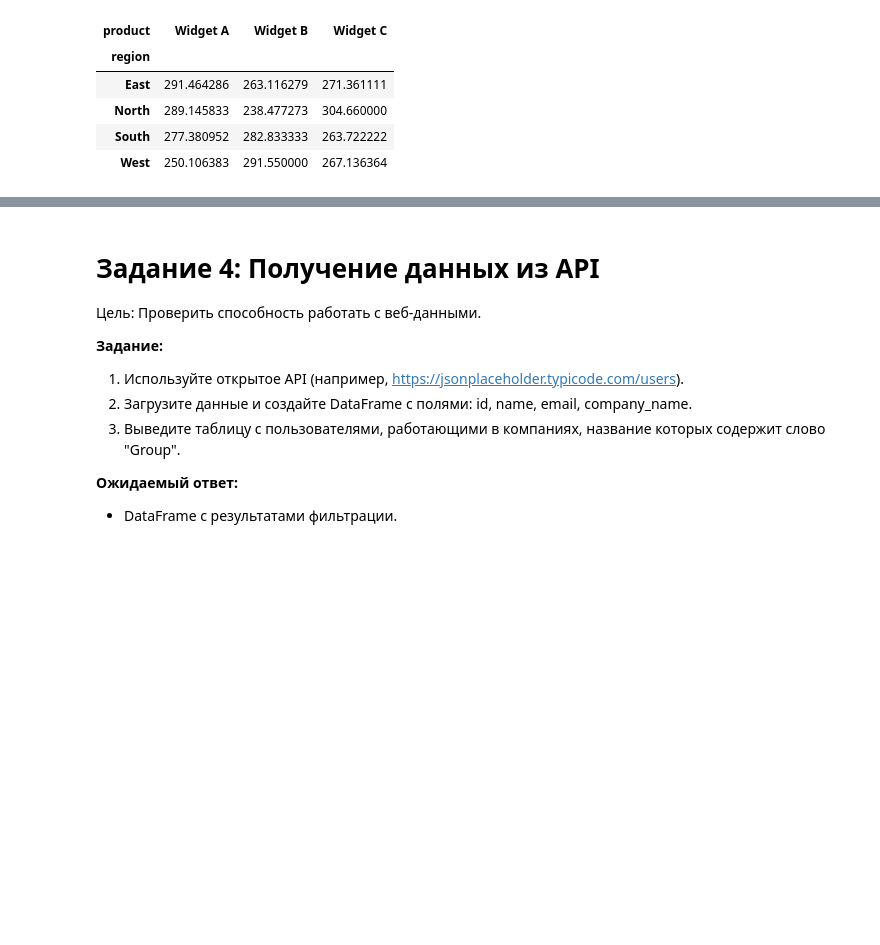
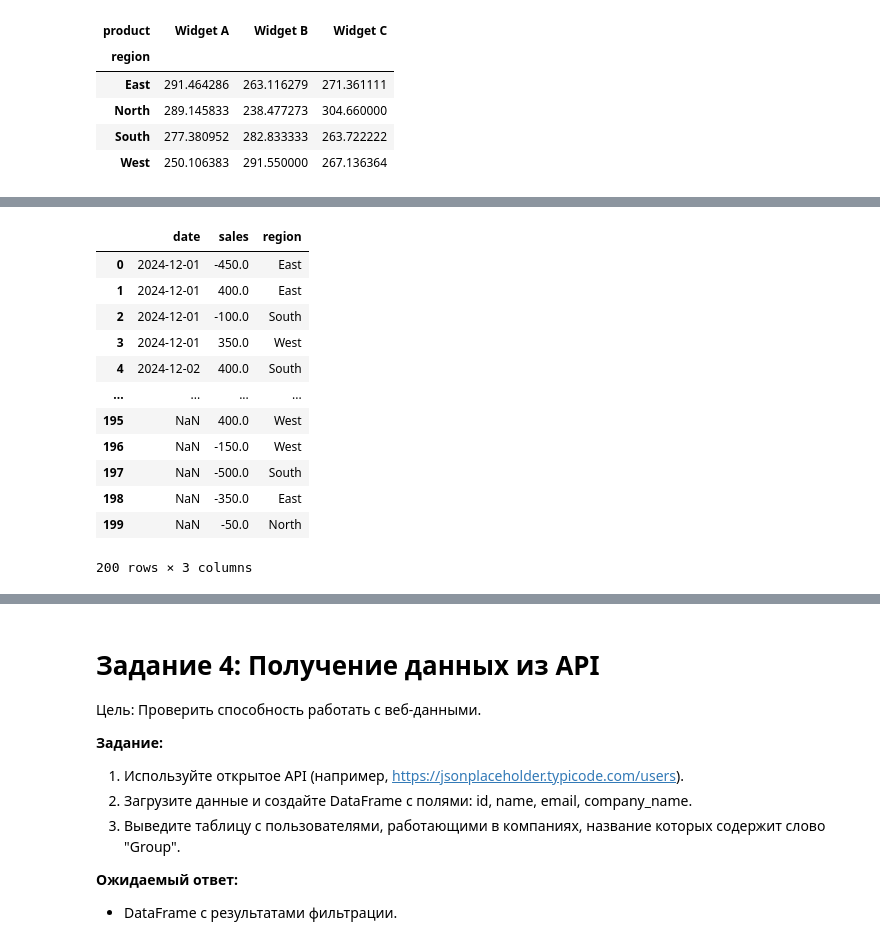
Before and after one commit to nikolay-grudanov/MEPHI-SF_ML, a Jupyter notebook: academic-semester-1/python_for_data_analysis/exam/exam_gna.ipynb, the cells around one changed output, grey strips where cells are left out. Saved outputs shown, nothing was run; the diff lists cells and outputs as text; code cells hidden in the pictures; blank space fills up the shorter version.

```diff
--- a/academic-semester-1/python_for_data_analysis/exam/exam_gna.ipynb
+++ b/academic-semester-1/python_for_data_analysis/exam/exam_gna.ipynb
@@ -204,3 +204,20 @@ region (регион).
 
 * Обработанный DataFrame.
 * Построенный график.
+# %%
+import pandas as pd
+import numpy as np
+import matplotlib.pyplot as plt
+
+# Загрузка данных
+data = pd.read_csv("data/sales_cleaning_large.csv")
+
+def get_info(data: pd.DataFrame) -> None:
+    """
+    Функция df_info выводит информацию о DataFrame.
+    """
+    print(data.head())
+    print(data.info())
+    print(data.isnull().sum())
+
+get_info(data)
@@ -206,0 +242,16 @@ region (регион).
+# %%
+data
+# %% [output]
+|  | date | sales | region |
+| 0 | 2024-12-01 | -450.0 | East |
+| 1 | 2024-12-01 | 400.0 | East |
+| 2 | 2024-12-01 | -100.0 | South |
+| 3 | 2024-12-01 | 350.0 | West |
+| 4 | 2024-12-02 | 400.0 | South |
+| ... | ... | ... | ... |
+| 195 | NaN | 400.0 | West |
+| 196 | NaN | -150.0 | West |
+| 197 | NaN | -500.0 | South |
+| 198 | NaN | -350.0 | East |
+| 199 | NaN | -50.0 | North |
+200 rows × 3 columns
```
Also changed, not shown: parts of 11 cells of this notebook, 2 other files.
